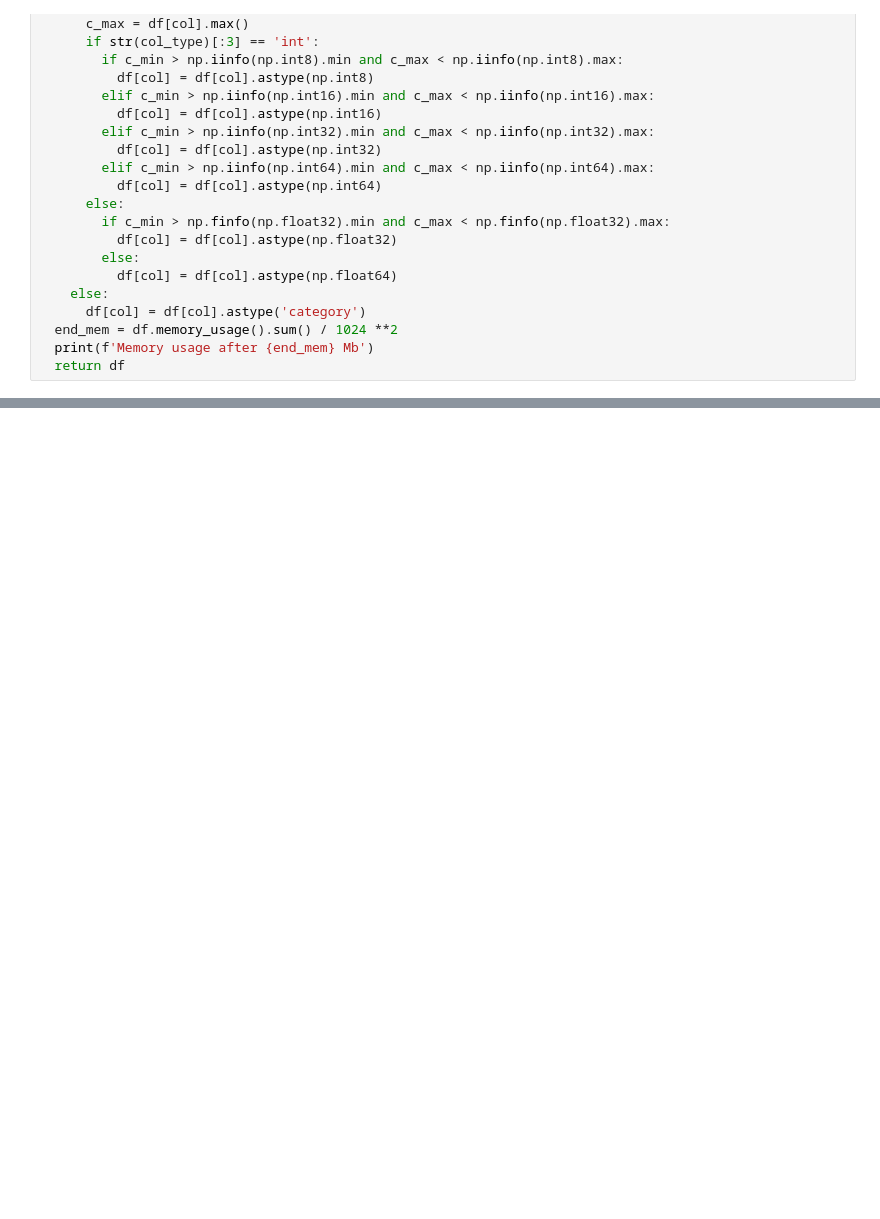
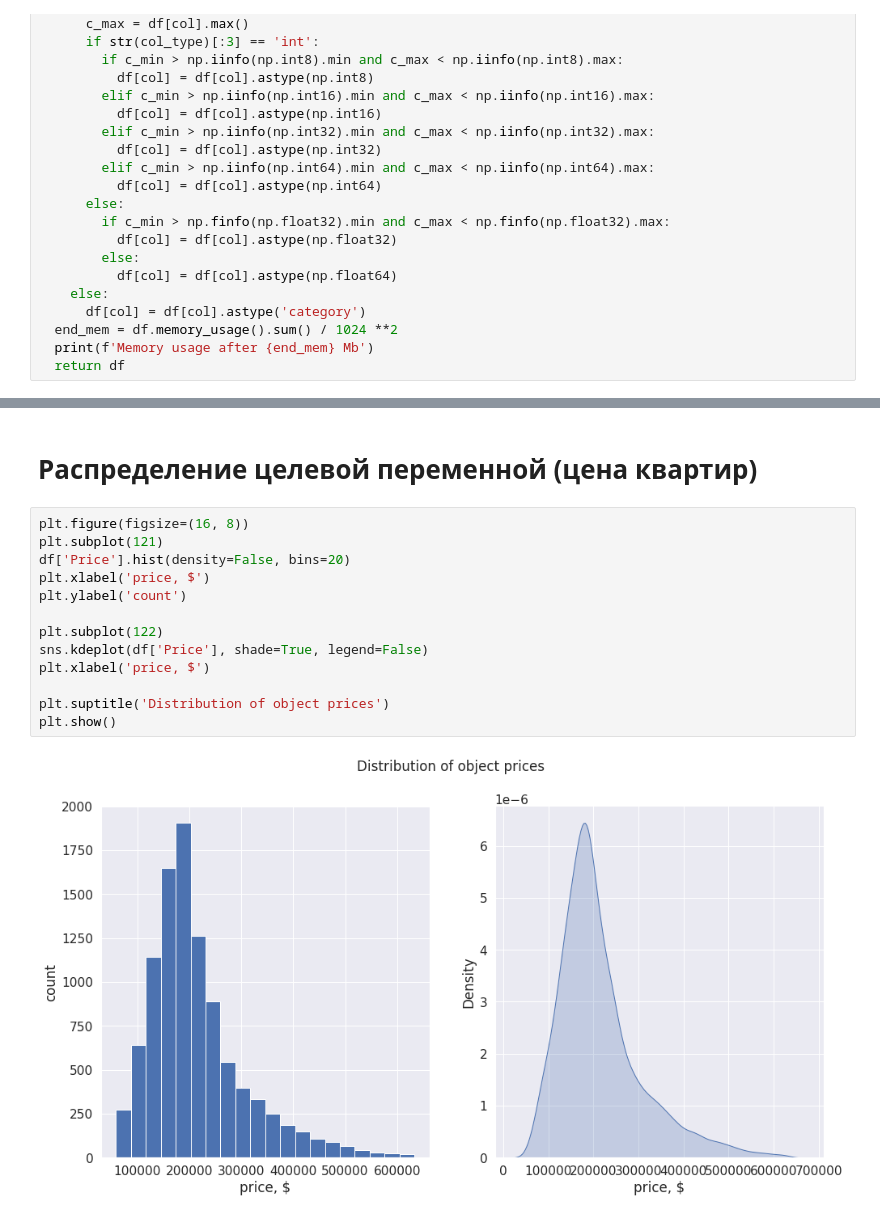
Before and after one commit to OllyMuh/Python_for_DataScience, a Jupyter notebook: EDA_RealEstate.ipynb, the cells around one changed output, grey strips where cells are left out. Drawn from its saved outputs; the diff is of its cells as text; blank space fills up the shorter version.

```diff
--- a/EDA_RealEstate.ipynb
+++ b/EDA_RealEstate.ipynb
@@ -61,0 +84,17 @@ df.dtypes
+# %% [markdown]
+# Распределение целевой переменной (цена квартир)
+# %%
+plt.figure(figsize=(16, 8))
+plt.subplot(121)
+df['Price'].hist(density=False, bins=20)
+plt.xlabel('price, $')
+plt.ylabel('count')
+
+plt.subplot(122)
+sns.kdeplot(df['Price'], shade=True, legend=False)
+plt.xlabel('price, $')
+
+plt.suptitle('Distribution of object prices')
+plt.show()
+# %% [output]
+[figure, added]
```
Also changed, not shown: parts of 44 cells of this notebook.
